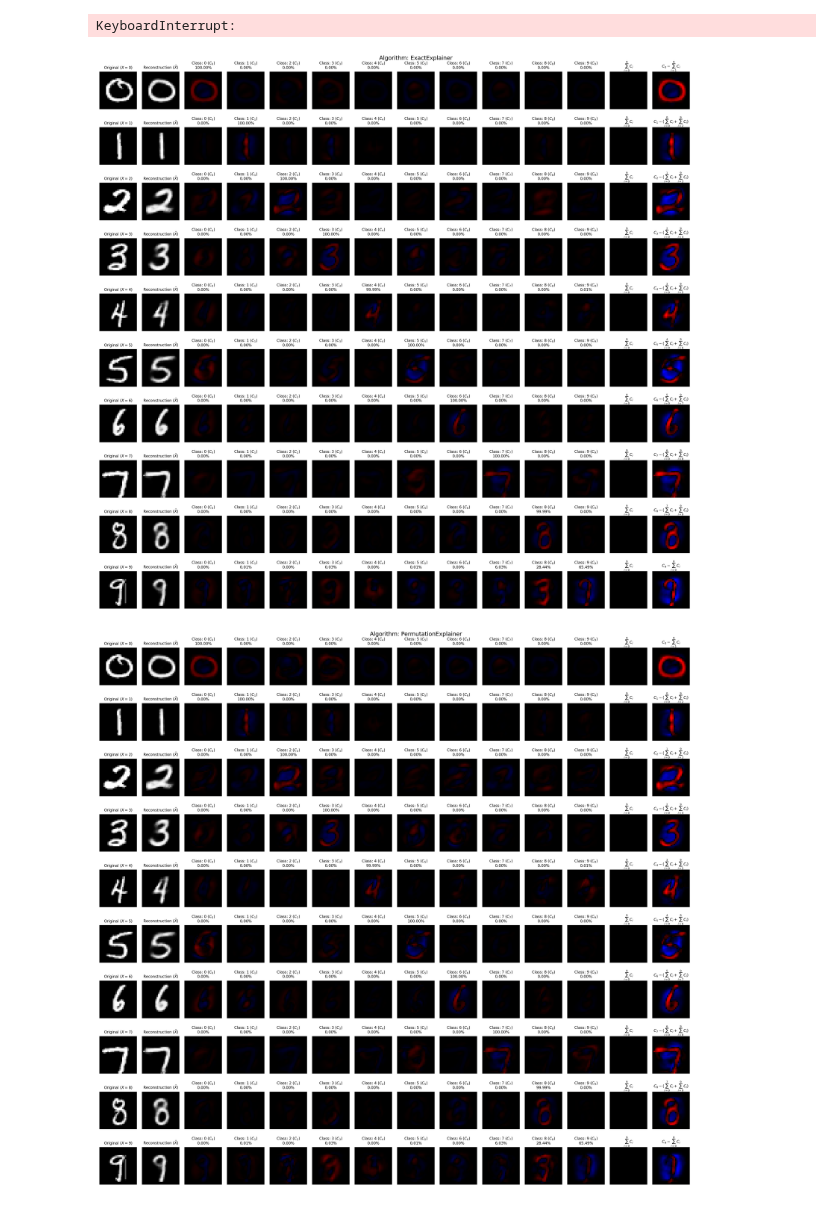
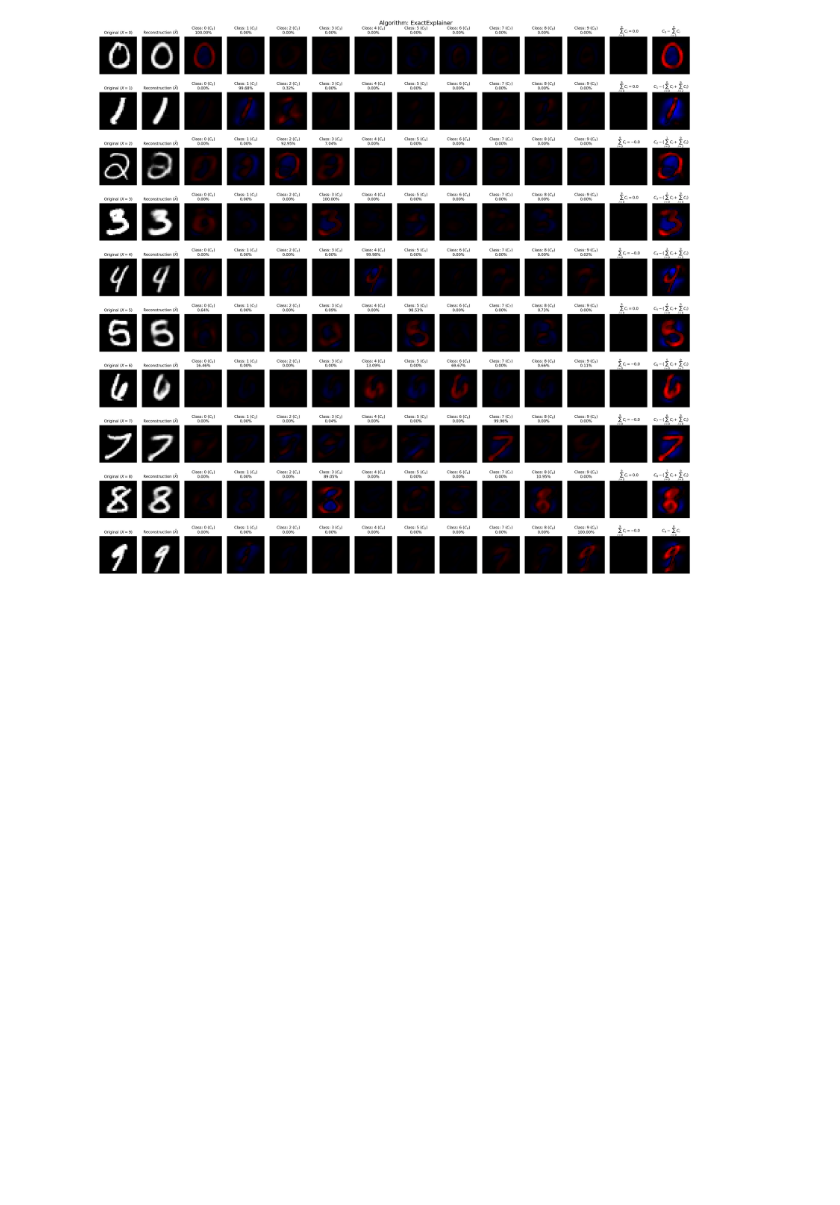
Before and after one commit to eivind-bn/master-project, a Jupyter notebook: mnist_autoencoder.ipynb, the cells around one changed output. Saved outputs shown, nothing was run; the diff lists cells and outputs as text; code cells hidden in the pictures; blank space fills up the shorter version.

Commit message:
testing adding addititivty property on shap combination metohd

```diff
--- a/mnist_autoencoder.ipynb
+++ b/mnist_autoencoder.ipynb
@@ -133,7 +131,7 @@ def mk_combo_shap_classification_plot(algorithm: Explainers):
             combined_shap = cls_shap.combine(recon_shap).shap_values
 
             delta_shap: np.ndarray = combined_shap[label] - (combined_shap[:label].sum(axis=0) + combined_shap[label+1:].sum(axis=0))
-            shap_sum = combined_shap.sum(axis=0)
+            shap_sum: np.ndarray = combined_shap.sum(axis=0)
             norm = max([np.max(np.abs(combined_shap)), np.max(np.abs(delta_shap)), np.max(np.abs(shap_sum))])
 
             for j,shap in enumerate(combined_shap):
@@ -156,34 +154,33 @@ def mk_combo_shap_classification_plot(algorithm: Explainers):
             im[:,:,2] = blue
             plt.imshow(im)
             plt.axis('off')
-            plt.title(f"$\sum_{{i={0}}}^{{{rows-1}}}{{C_i}}$", size=8)
+            sum_all_shap = round(shap_sum.sum(), ndigits=5)
+            plt.title(f"$\sum_{{i={0}}}^{{{rows-1}}}{{C_i}}={{{sum_all_shap}}}$", size=8)
 
             fig.add_subplot(rows,columns,slot+j+5)
             im = np.zeros((28,28,3), dtype=np.float32)
             red = np.where(delta_shap > 0, delta_shap/norm, np.zeros_like(delta_shap))
             blue = np.where(delta_shap < 0, -delta_shap/norm, np.zeros_like(delta_shap))
             im[:,:,0] = red
             im[:,:,2] = blue
             plt.imshow(im)
             plt.axis('off')
             if row == 0:
                 plt.title(f"$C_{{{label}}} - \sum_{{i={1}}}^{{{rows-1}}}{{C_i}}$", size=8)
             elif row == (rows - 1):
                 plt.title(f"$C_{{{label}}} - \sum_{{i={0}}}^{{{rows-2}}}{{C_i}}$", size=8)
             else:
                 plt.title(f"$C_{{{label}}} - (\sum_{{i={0}}}^{{{label-1}}}{{C_i}} + \sum_{{i={label+1}}}^{{{rows-1}}}{{C_i}})$", size=8)
 
             bar.update()
 
     fig.tight_layout()
     fig.savefig(f"{save_folder}/{algorithm}-shap-digits.png", bbox_inches="tight")
 
 
 
 algorithm: Explainers
 for algorithm in ["exact", "permutation", "deep", "kernel", "gradient"]:
     mk_combo_shap_classification_plot(algorithm)
 # %% [output]
-KeyboardInterrupt:
-[figure, old version]
+[figure, new version]
-[figure, removed]
```
Also changed, not shown: parts of 3 cells of this notebook, 5 other files.
